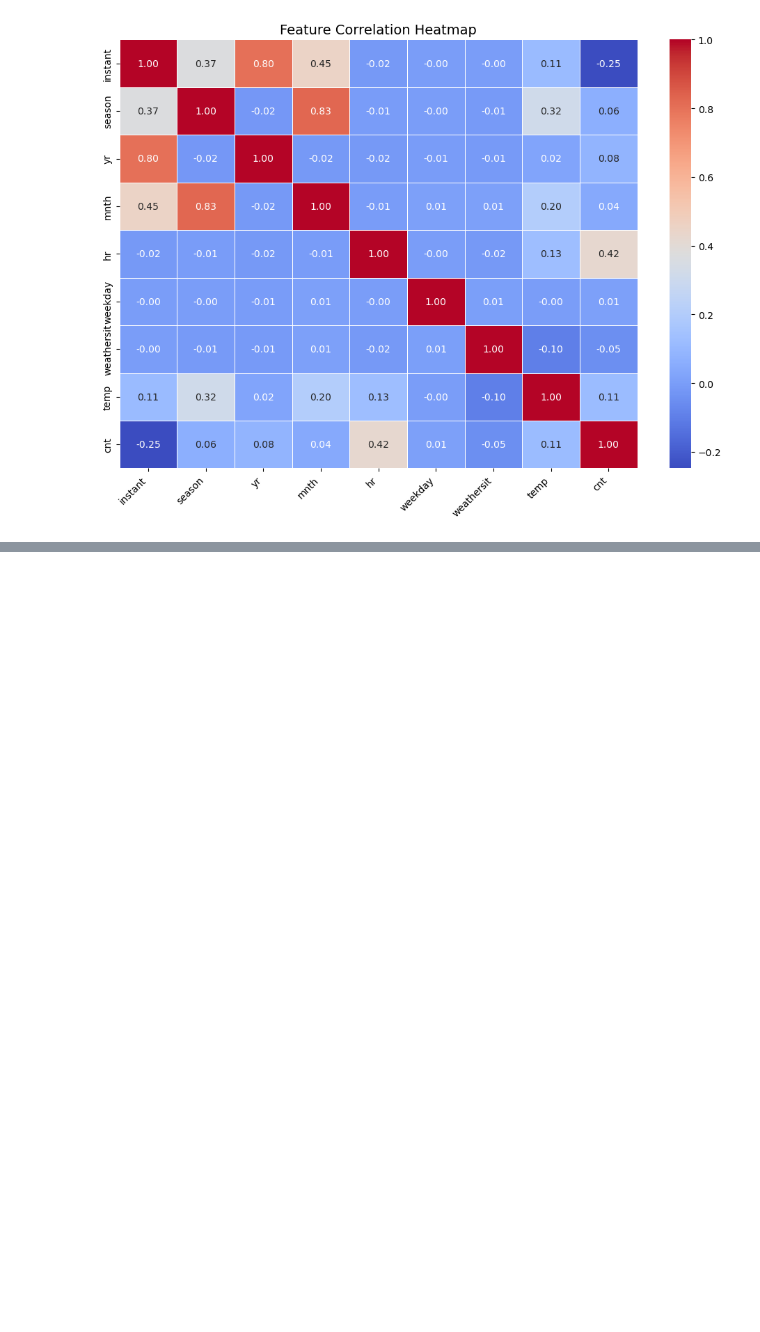
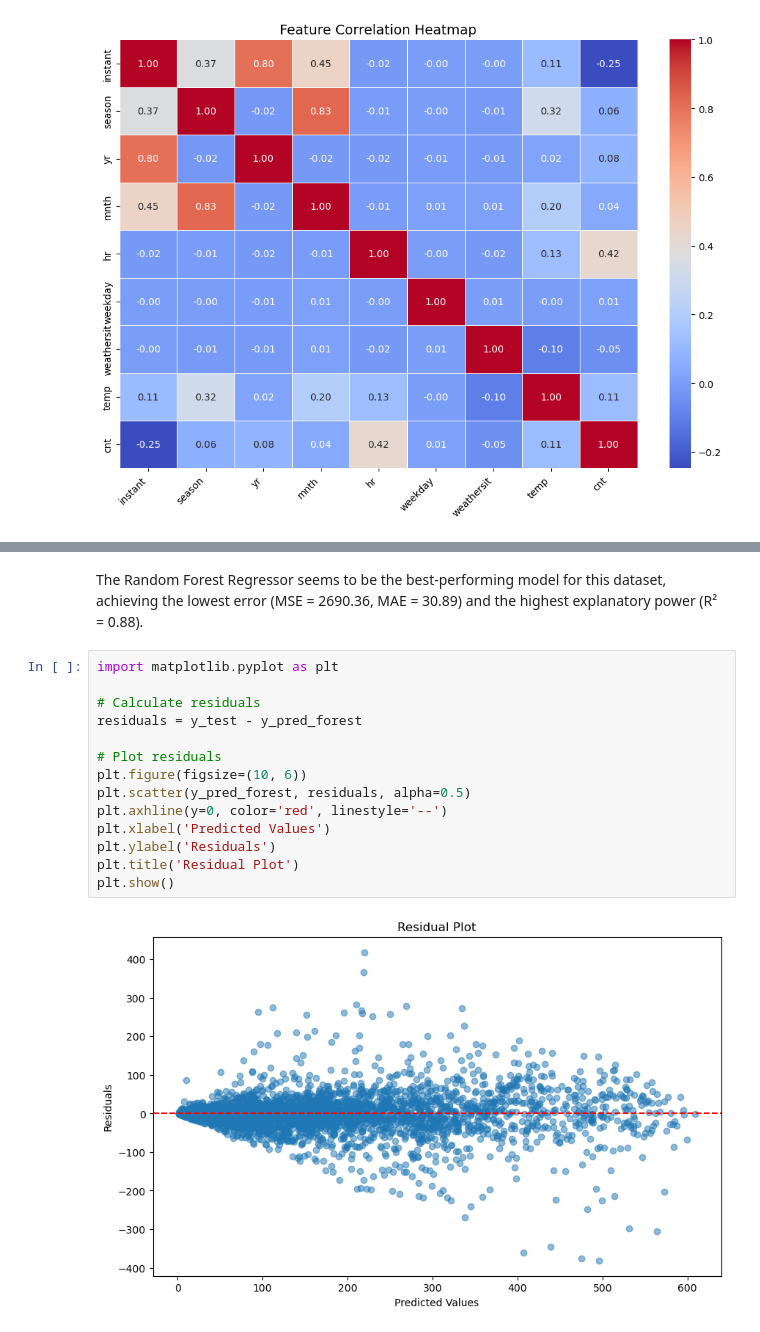
Before and after one commit to saleha-12/bike_sharing, a Jupyter notebook: combined file.ipynb, the cells around one changed output, grey strips where cells are left out. Cells and saved outputs as stored; diff of their text form; blank space fills up the shorter version.

```diff
--- a/combined file.ipynb
+++ b/combined file.ipynb
@@ -240,0 +331,18 @@ R² Score: 0.6604870641199077
+# %% [markdown]
+The Random Forest Regressor seems to be the best-performing model for this dataset, achieving the lowest error (MSE = 2690.36, MAE = 30.89) and the highest explanatory power (R² = 0.88).
+# %%
+import matplotlib.pyplot as plt
+
+# Calculate residuals
+residuals = y_test - y_pred_forest
+
+# Plot residuals
+plt.figure(figsize=(10, 6))
+plt.scatter(y_pred_forest, residuals, alpha=0.5)
+plt.axhline(y=0, color='red', linestyle='--')
+plt.xlabel('Predicted Values')
+plt.ylabel('Residuals')
+plt.title('Residual Plot')
+plt.show()
+# %% [output]
+[figure, added]
```
Also changed, not shown: parts of 3 cells of this notebook.
